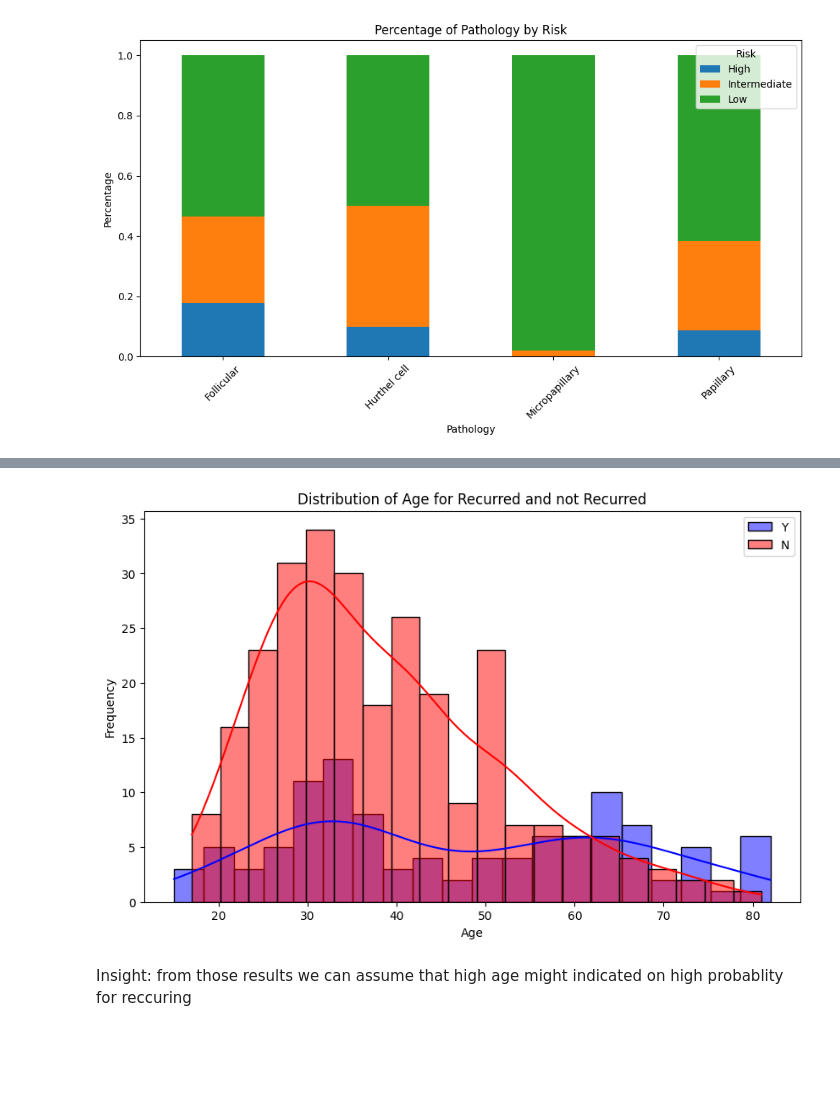
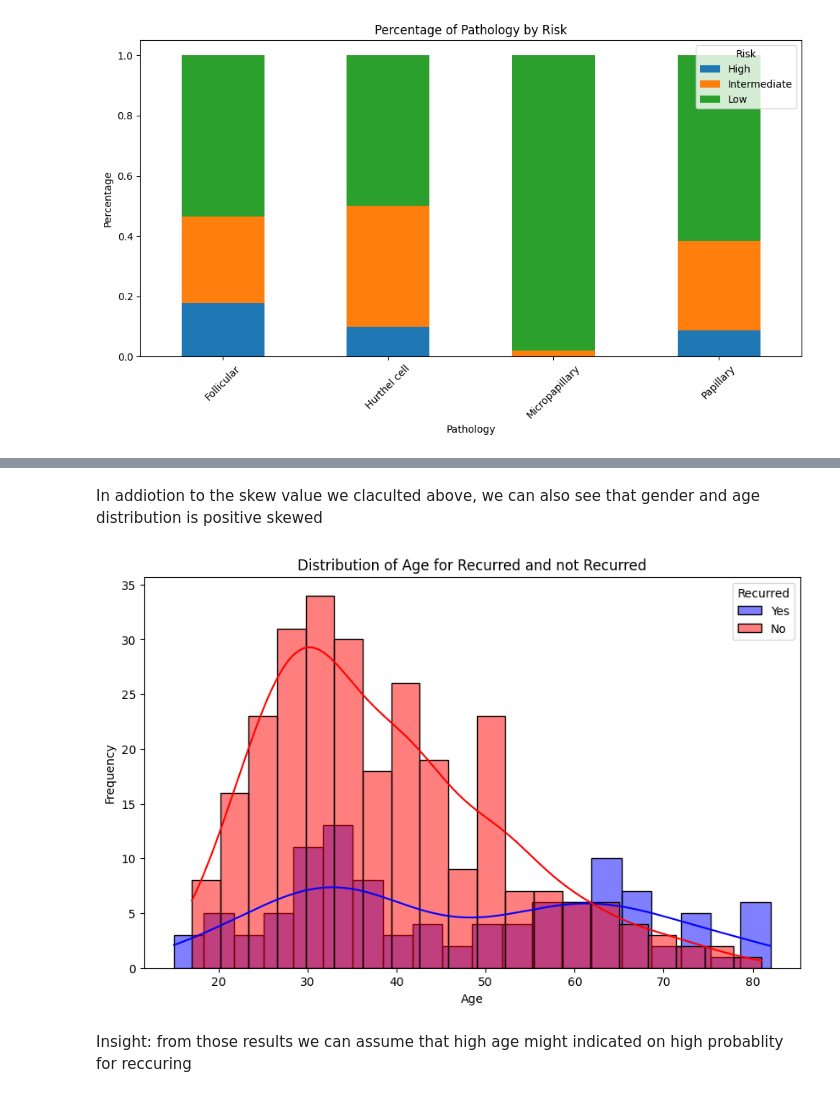
Before and after one commit to CEitanC/TDS, a Jupyter notebook: Second_Submission.ipynb, the cells around one changed output, grey strips where cells are left out. Cells and saved outputs as stored; diff of their text form; code cells hidden in the pictures; blank space fills up the shorter version.

```diff
--- a/Second_Submission.ipynb
+++ b/Second_Submission.ipynb
@@ -111,3 +137,5 @@ plt.show()
+# %% [markdown]
+In addiotion to the skew value we claculted above, we can also see that  gender and age distribution is positive skewed
 # %%
 import curses
 
@@ -134,18 +162,18 @@ curses.wrapper(main)
 # %%
 plt.figure(figsize=(10, 6))
 
 # Plot for 'Y' label
-sns.histplot(df[df['Recurred'] == 'Yes']['Age'], bins=20, kde=True, color='blue', label='Y')
+sns.histplot(df[df['Recurred'] == 'Yes']['Age'], bins=20, kde=True, color='blue', label='Yes')
 
 # Plot for 'N' label
-sns.histplot(df[df['Recurred'] == 'No']['Age'], bins=20, kde=True, color='red', label='N')
+sns.histplot(df[df['Recurred'] == 'No']['Age'], bins=20, kde=True, color='red', label='No')
 
 plt.xlabel('Age')
 plt.ylabel('Frequency')
 plt.title('Distribution of Age for Recurred and not Recurred')
-plt.legend()
+plt.legend(title='Recurred')
 plt.show()
 # %% [output]
-[figure, old version]
+[figure, new version]
 # %% [markdown]
 Insight: from those results we can assume that high age might indicated on high probablity for reccuring
```
Also changed, not shown: parts of 16 cells of this notebook.
